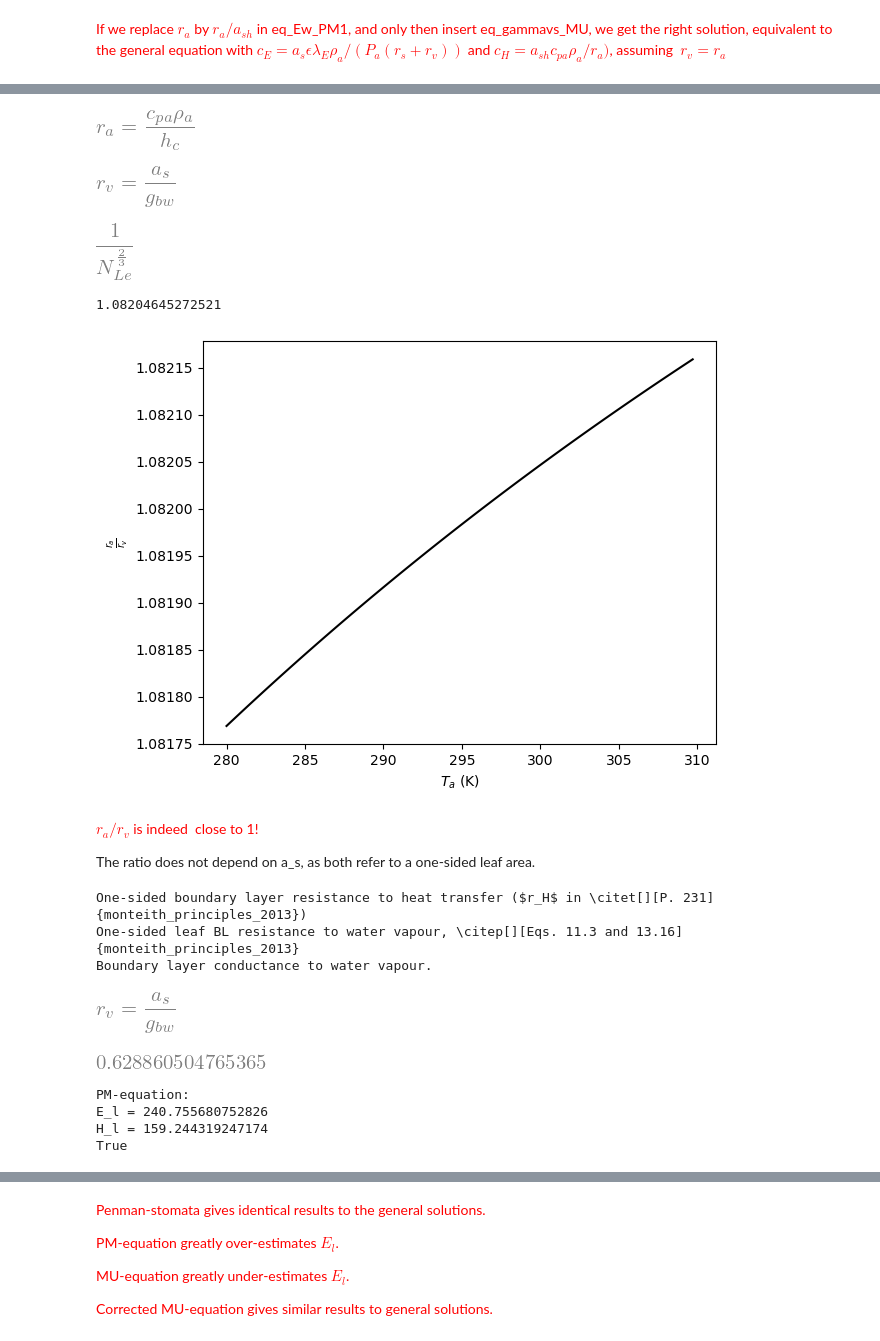
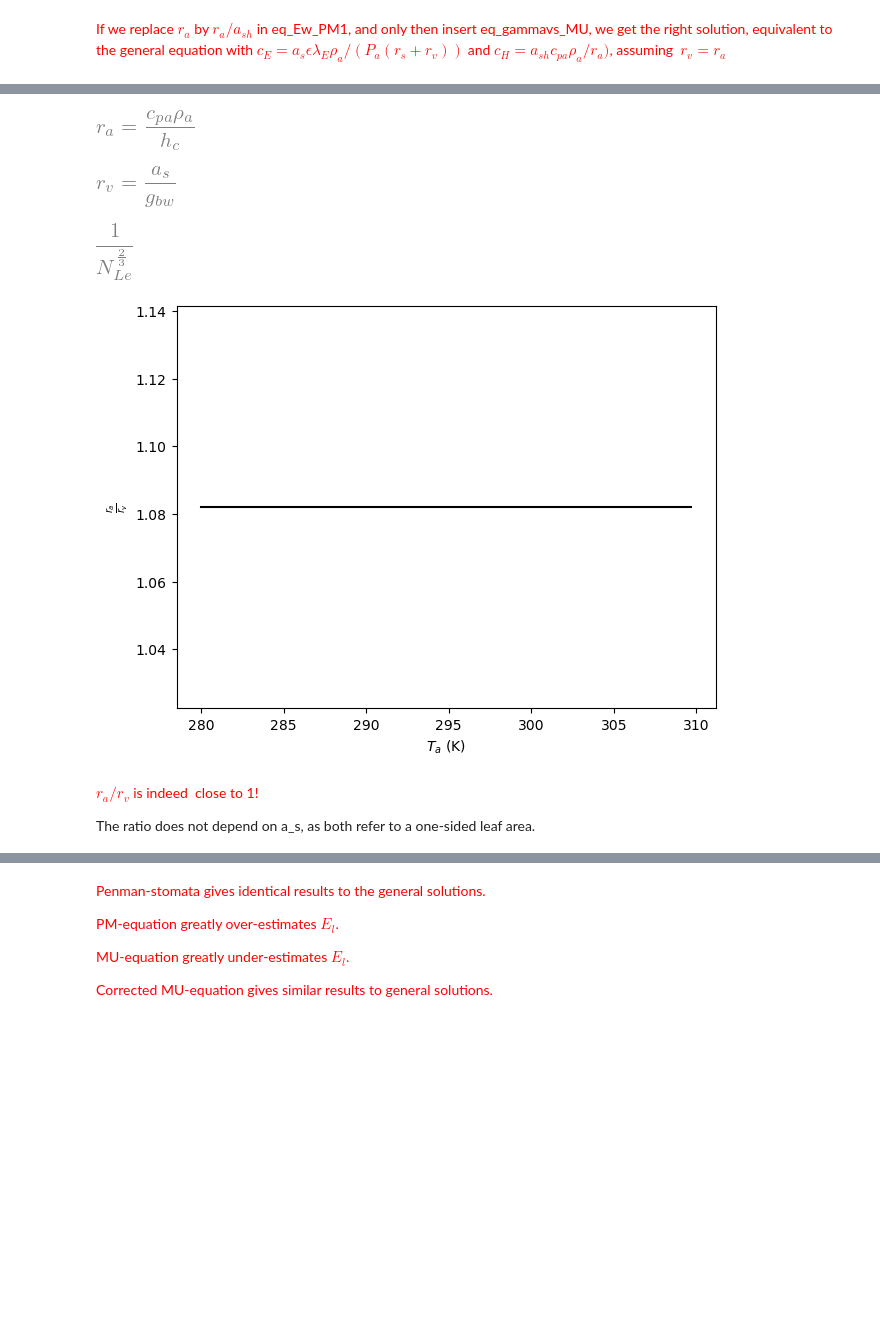
Before and after one commit to schymans/ESSM_jupyter_examples, a Jupyter notebook: E_PM_eqs_essm.ipynb, the cells around one changed output, grey strips where cells are left out. Cells and saved outputs as stored; diff of their text form; code cells hidden in the pictures; blank space fills up the shorter version.

```diff
--- a/E_PM_eqs_essm.ipynb
+++ b/E_PM_eqs_essm.ipynb
@@ -1961,54 +1543,16 @@ def plot_expr2(xvar_min_max, yldata, yllabel=None, yrdata=None,
 # %%
 display(eq_ra_hc)
 display(eq_rv_gbw)
 display((eq_ra_hc.rhs/eq_rv_gbw.rhs).subs(g_bw, eq_gbw_hc.rhs))
-plotfun = (eq_ra_hc.rhs/eq_rv_gbw.rhs).subs(g_bw, eq_gbw_hc.rhs
-                                           ).subs(Le, eq_Le.rhs
-                                                 ).subs({alpha_a:eq_alphaa.rhs, D_va:eq_Dva.rhs})
+plotfun = subs_eq(eq_ra_hc.rhs/eq_rv_gbw.rhs, eq_gbw_hc,
+                eq_Le, eq_alphaa, eq_Dva)
+plotfun1 = (plotfun.subs(vdict), 'r_a/r_v')
 vdict = Variable.__defaults__.copy()
-
-print(plotfun.subs(vdict).subs(T_a, 300))
-P = plot_expr2((T_a, 280,310), (plotfun.subs(vdict), r_a/r_v), yllabel=r_a/r_v)
+P = plot_expr2((T_a, 280,310), [plotfun1], yllabel=r_a/r_v)
 # %% [output]
 [figure]
 [figure]
 [figure]
-1.08204645272521
-[figure, old version]
+[figure, new version]
 # %% [markdown]
 <p><span style="color: #ff0000;">$r_a/r_v$ is indeed  close to 1!</span></p> The ratio does not depend on a_s, as both refer to a one-sided leaf area.
-# %%
-print(r_a.__doc__)
-print(r_v.__doc__)
-print(g_bw.__doc__)
-# %% [output]
-One-sided boundary layer resistance to heat transfer ($r_H$ in \citet[][P. 231]{monteith_principles_2013})
-One-sided leaf BL resistance to water vapour, \citep[][Eqs. 11.3 and 13.16]{monteith_principles_2013}
-Boundary layer conductance to water vapour.
-# %%
-eq_rv_gbw
-# %% [output]
-[figure, removed]
-# %%
-vdict[epsilon]
-# %% [output]
-[figure, removed]
-# %%
-print( 'PM-equation: ')
-namesdict = [E_l, H_l]
-vdict[r_s] = 1/vdict[g_sw]
-vdict[r_a] = eq_ra_hc.rhs.subs(vdict)
-vdict[gamma_v] = eq_gammav_MU.rhs.subs(vdict)
-vdict[epsilon] = eq_epsilon.rhs.subs(vdict)
-vdict[E_l] = eq_El_PM2.rhs.subs(vdict)
-vdict[H_l] = (R_s - R_ll - E_l).subs(vdict)
-
-for name1 in namesdict:
-    print( str(name1)+' = ' + str(vdict[name1]))
-
-print( eq_Rs_enbal.subs(vdict))
-# %% [output]
-PM-equation:
-E_l = 240.755680752826
-H_l = 159.244319247174
-True
```
Also changed, not shown: parts of 112 cells of this notebook, 1 other file.
